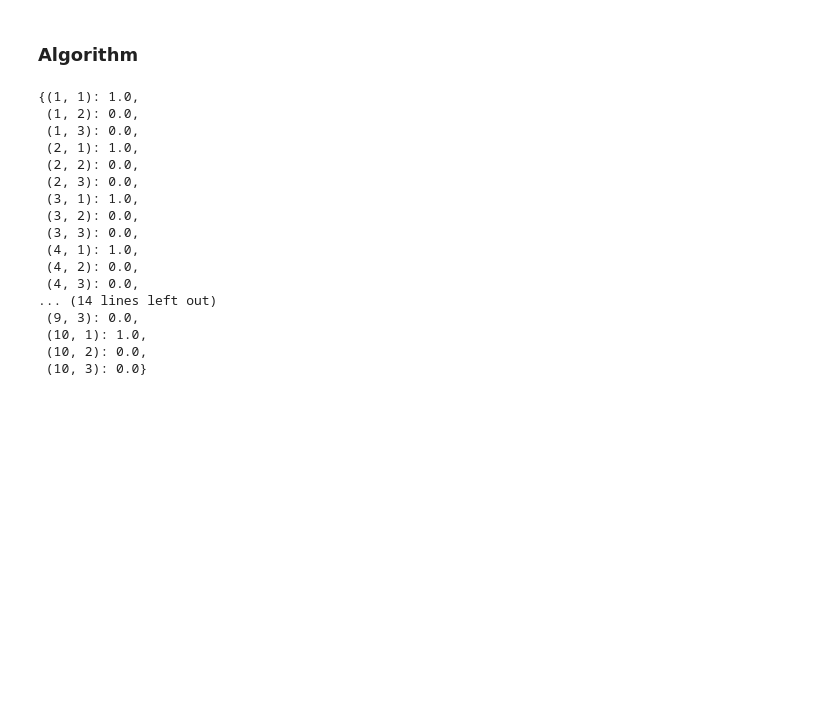
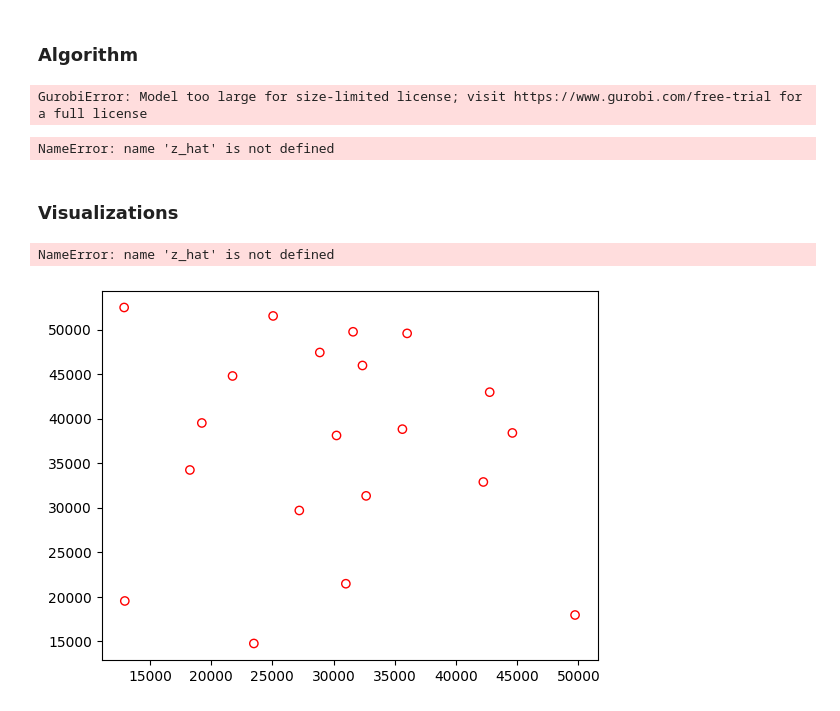
Before and after one commit to j-forner/solving_hlps, a Jupyter notebook: functions.ipynb, the cells around one changed output. Drawn from its saved outputs; the diff is of its cells as text; code cells hidden in the pictures; blank space fills up the shorter version.

Commit message:
working on plotting

```diff
--- a/functions.ipynb
+++ b/functions.ipynb
@@ -117,7 +118,6 @@ def benders_decomp():
 
     upper_bound = np.inf
     t = 0
-    dsp_extreme_pts = []
     terminate = False
 
     # print(f"upper_bound at iteration {t}: {upper_bound}")
@@ -143,23 +143,9 @@ def benders_decomp():
     return z_hat, upper_bound
 # %%
 z_hat, upper_bound = benders_decomp()
+# %% [output]
+GurobiError: Model too large for size-limited license; visit https://www.gurobi.com/free-trial for a full license
 # %%
 z_hat
 # %% [output]
-{(1, 1): 1.0,
- (1, 2): 0.0,
- (1, 3): 0.0,
- (2, 1): 1.0,
- (2, 2): 0.0,
- (2, 3): 0.0,
- (3, 1): 1.0,
- (3, 2): 0.0,
- (3, 3): 0.0,
- (4, 1): 1.0,
- (4, 2): 0.0,
- (4, 3): 0.0,
-... (14 lines left out)
- (9, 3): 0.0,
- (10, 1): 1.0,
- (10, 2): 0.0,
- (10, 3): 0.0}
+NameError: name 'z_hat' is not defined
@@ -168,0 +152,13 @@ z_hat
+# %% [markdown]
+### Visualizations
+# %%
+plt.scatter(x_coords, y_coords, facecolors = 'None', edgecolors = 'r')
+plt.show()
+
+
+for i in nodes:
+    if (z_hat[i, 1] == 1) | (z_hat[i, 2] == 1) | (z_hat[i, 3] == 1):
+        plt.plot(coords[i - 1][0], coords[i - 1][1])
+# %% [output]
+NameError: name 'z_hat' is not defined
+[figure, added]
```
Also changed, not shown: parts of 5 cells of this notebook, 3 other files.
